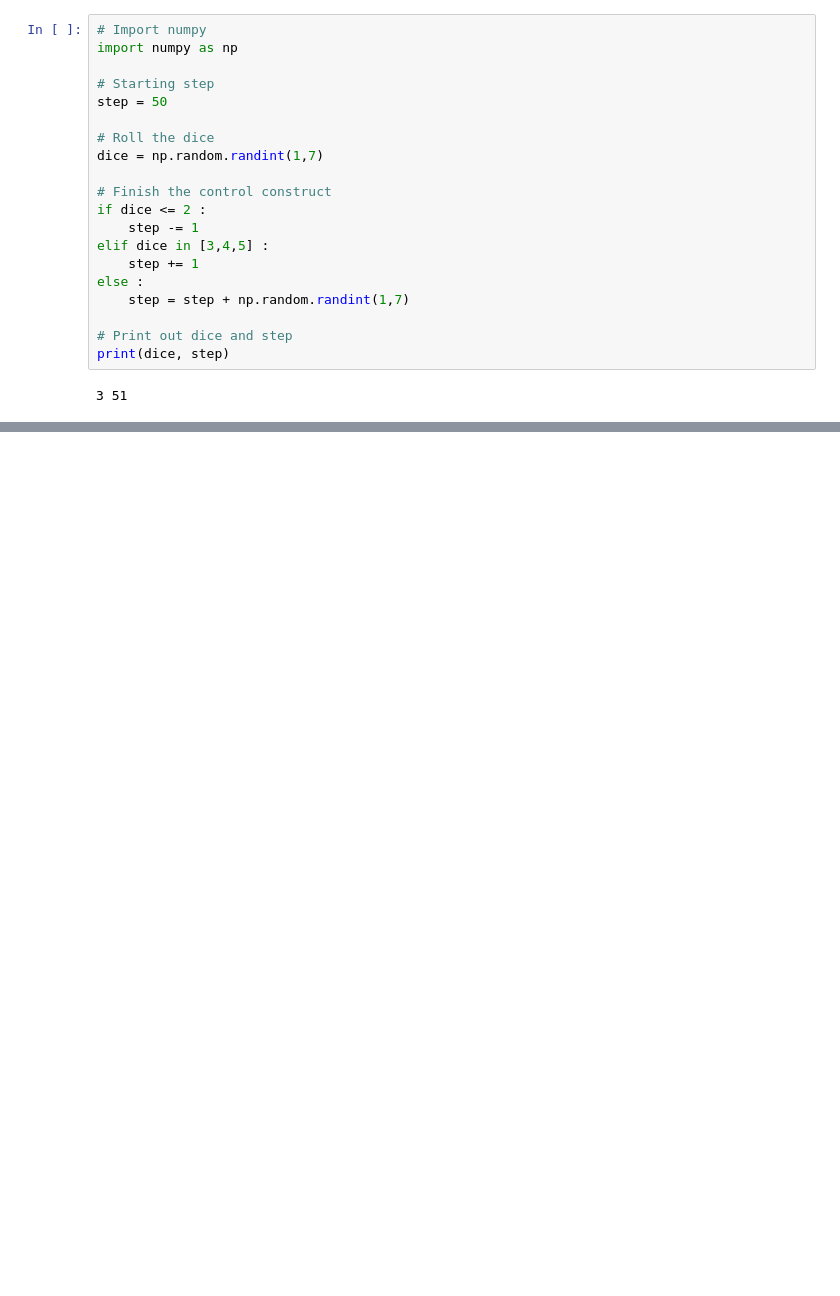
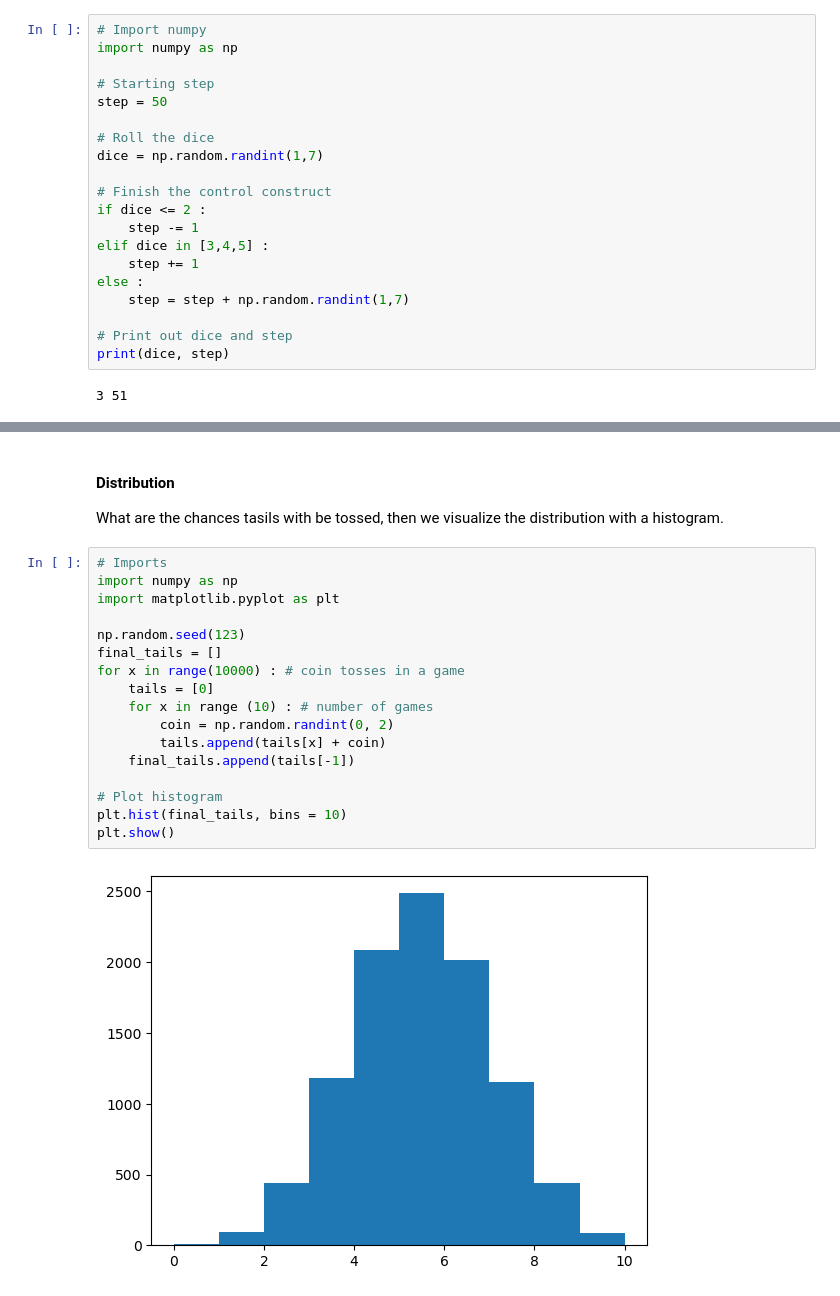
Before and after one commit to schirko/Hacker-Statistics-Chances-of-Winning-a-Bet, a Jupyter notebook: Hacker Statistics-Chances of Winning a Bet.ipynb, the cells around one changed output, grey strips where cells are left out. Cells and saved outputs as stored; diff of their text form; blank space fills up the shorter version.

```diff
--- a/Hacker Statistics-Chances of Winning a Bet.ipynb
+++ b/Hacker Statistics-Chances of Winning a Bet.ipynb
@@ -68,0 +179,22 @@ print(dice, step)
+# %% [markdown]
+#### Distribution
+What are the chances tasils with be tossed, then we visualize the distribution with a histogram.
+# %%
+# Imports
+import numpy as np
+import matplotlib.pyplot as plt
+
+np.random.seed(123)
+final_tails = []
+for x in range(10000) : # coin tosses in a game
+    tails = [0]
+    for x in range (10) : # number of games
+        coin = np.random.randint(0, 2)
+        tails.append(tails[x] + coin)
+    final_tails.append(tails[-1])
+
+# Plot histogram
+plt.hist(final_tails, bins = 10)
+plt.show()
+# %% [output]
+[figure, added]
```
Also changed, not shown: parts of 24 cells of this notebook.
